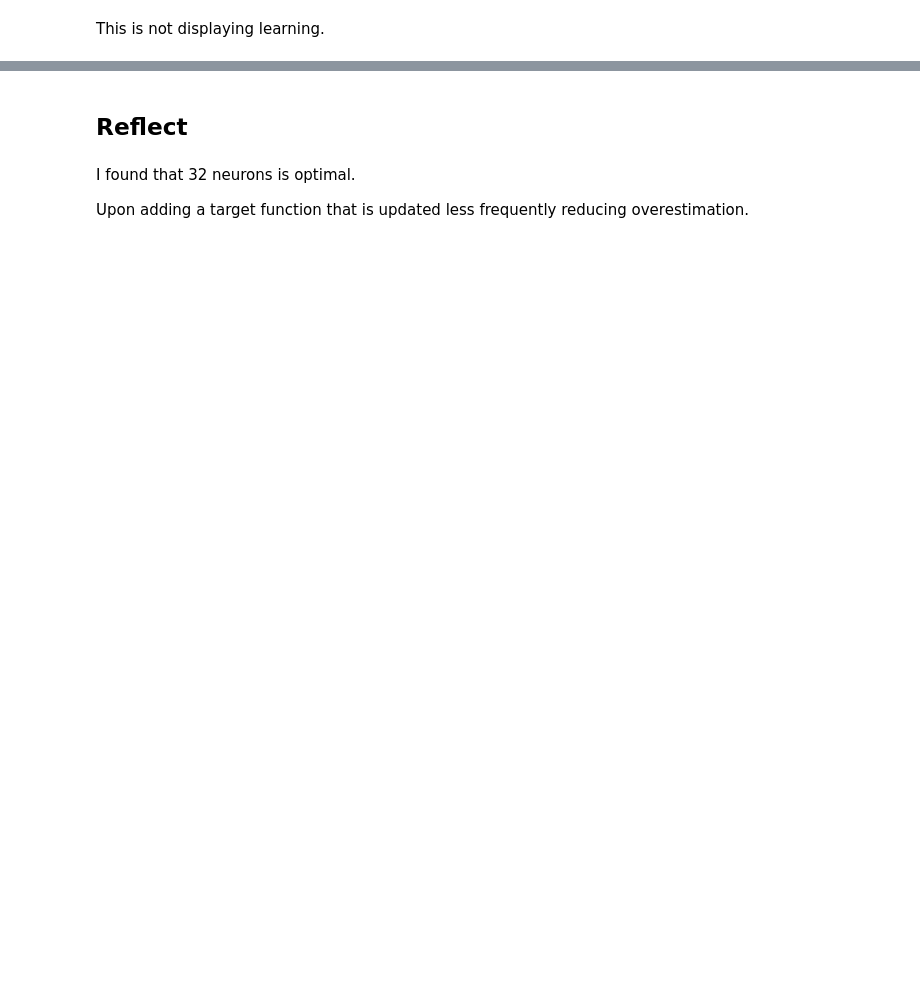
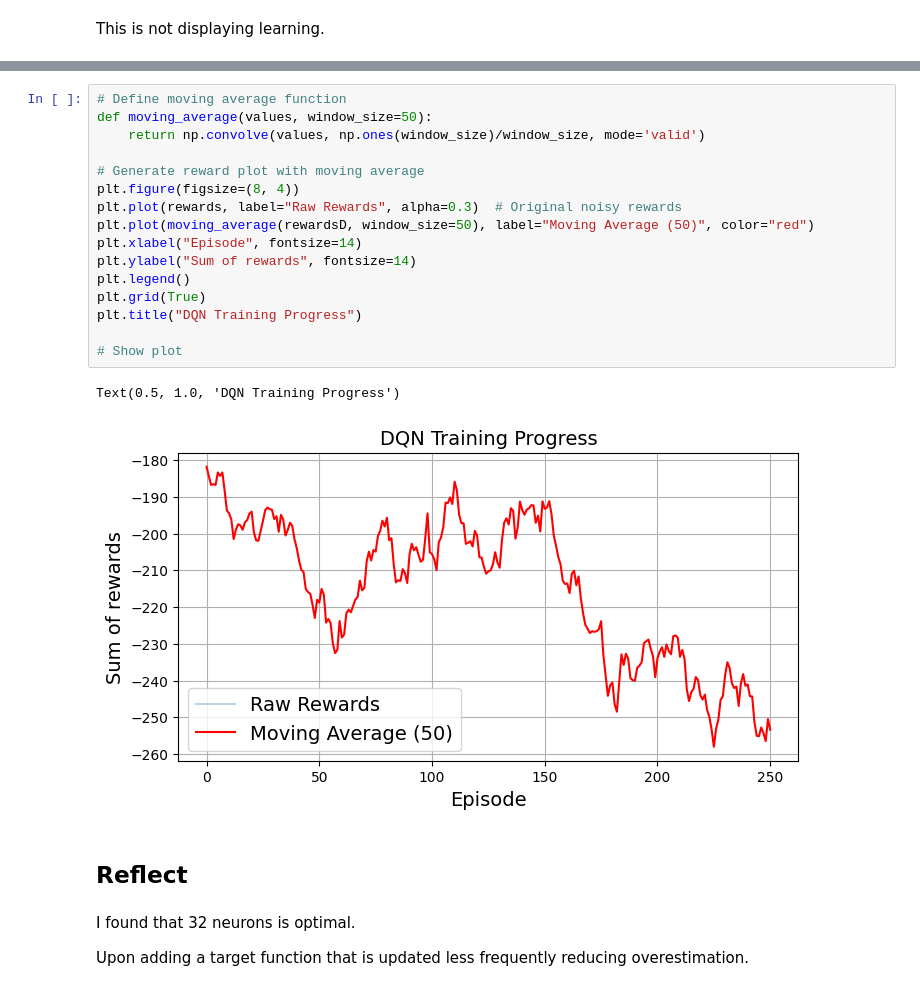
Before and after one commit to Noonansean1/CS5004, a Jupyter notebook: e-tivity3/CS5004-Etivity3-TEMPLATE-DQN-ClassicControl.ipynb, the cells around one changed output, grey strips where cells are left out. Cells and saved outputs as stored; diff of their text form; blank space fills up the shorter version.

```diff
--- a/e-tivity3/CS5004-Etivity3-TEMPLATE-DQN-ClassicControl.ipynb
+++ b/e-tivity3/CS5004-Etivity3-TEMPLATE-DQN-ClassicControl.ipynb
@@ -435,3 +439,22 @@ model.set_weights(best_weights)  # extra code – restores the best model weight
+# %%
+# Define moving average function
+def moving_average(values, window_size=50):
+    return np.convolve(values, np.ones(window_size)/window_size, mode='valid')
+
+# Generate reward plot with moving average
+plt.figure(figsize=(8, 4))
+plt.plot(rewards, label="Raw Rewards", alpha=0.3)  # Original noisy rewards
+plt.plot(moving_average(rewardsD, window_size=50), label="Moving Average (50)", color="red")
+plt.xlabel("Episode", fontsize=14)
+plt.ylabel("Sum of rewards", fontsize=14)
+plt.legend()
+plt.grid(True)
+plt.title("DQN Training Progress")
+
+# Show plot
+# %% [output]
+Text(0.5, 1.0, 'DQN Training Progress')
+[figure, added]
 # %% [markdown]
 ## Reflect
 # %% [markdown]
```
Also changed, not shown: parts of 12 cells of this notebook.
